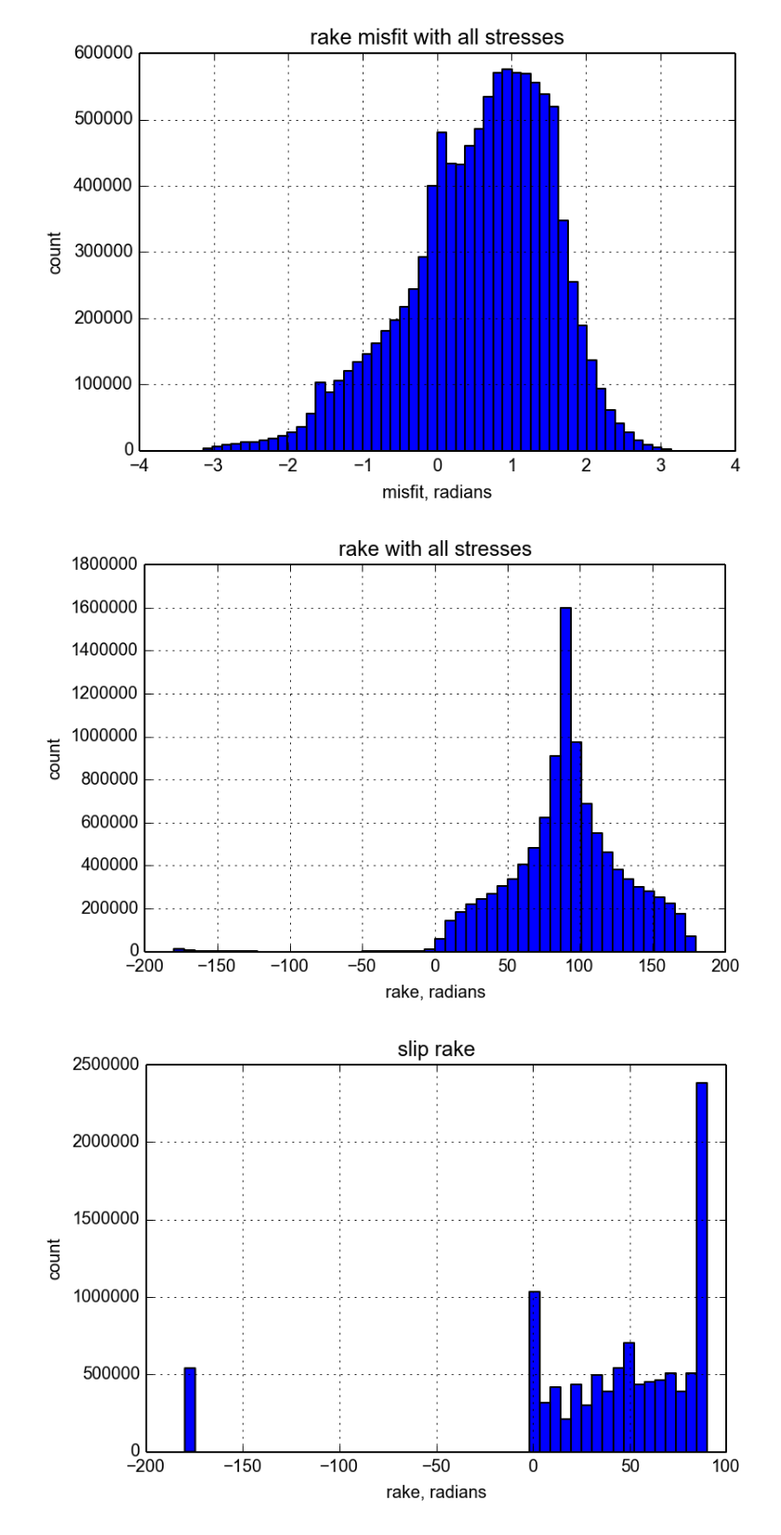
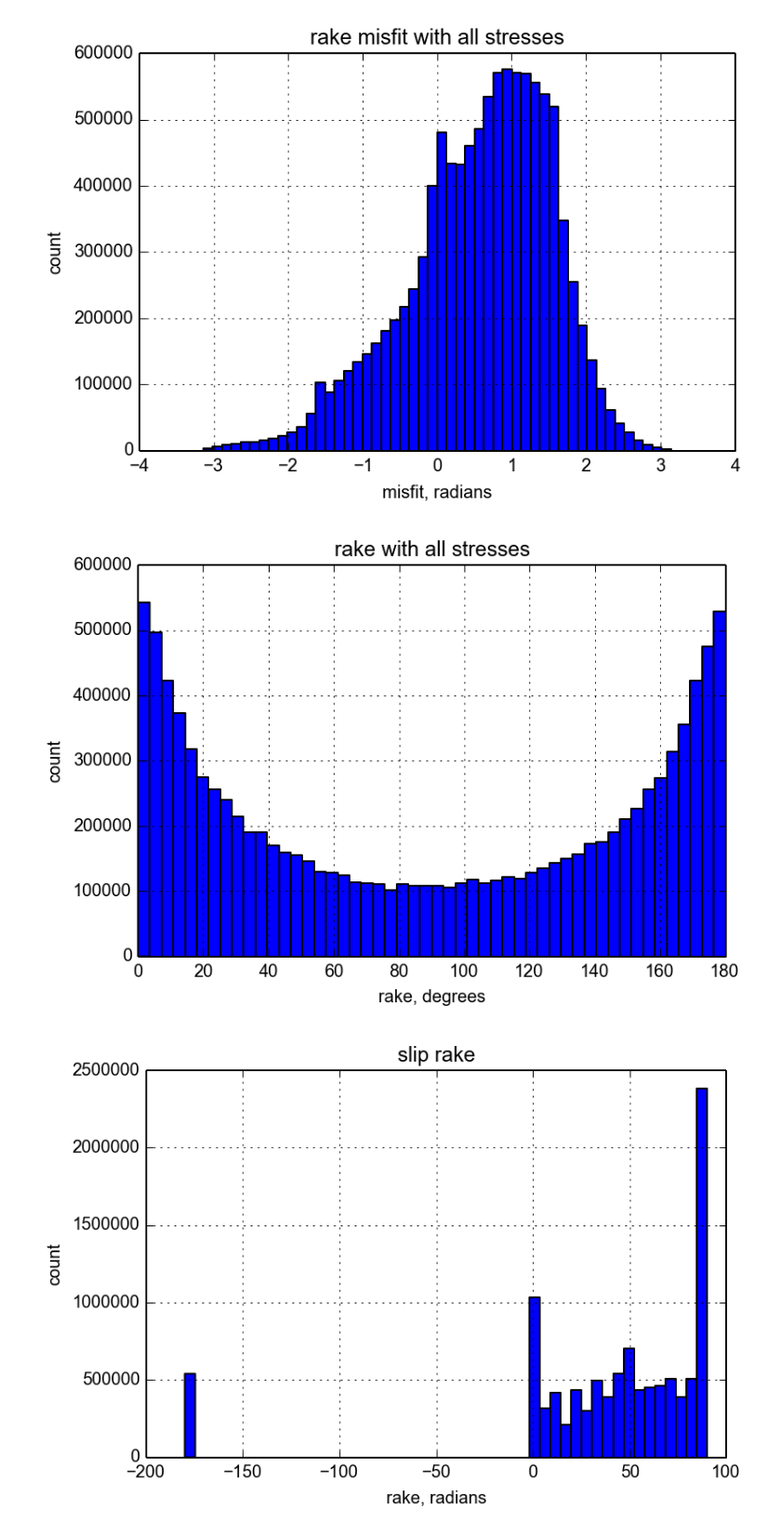
Before and after one commit to cossatot/wenchuan_topo_stress, a Jupyter notebook: tect_stress/notebooks/zhang_bayes_mc_rake_search.ipynb, the cells around one changed output. Shown at 93% size. Drawn from its saved outputs; the diff is of its cells as text; code cells hidden in the pictures.

```diff
--- a/tect_stress/notebooks/zhang_bayes_mc_rake_search.ipynb
+++ b/tect_stress/notebooks/zhang_bayes_mc_rake_search.ipynb
@@ -35,7 +32,7 @@ rho = 2700
 g = 9.81
 # %%
 s1s = np.random.uniform(1,2.5, n_trials)
-s3s = np.random.uniform(0, 1, n_trials) * s1s
+s3s = np.random.uniform(0, 0, n_trials) * s1s
 thetas = np.random.uniform(0, 2 * np.pi, n_trials)
 
 xxs = scv.xx_stress_from_s1_s3_theta(s1s, s3s, thetas)
@@ -115,16 +111,16 @@ search_df.depth *= 1000
 
 search_df[['mxx', 'myy', 'mxy', 'mzz', 'mxz', 'myz']] *= 1e6
 # %%
-#search_df.mxx = 0.
-#search_df.myy = 0.
-#search_df.mxy = 0.
-#search_df.mzz = 0.
-#search_df.mxz = 0.
-#search_df.myz = 0.
+search_df.mxx = 0.
+search_df.myy = 0.
+search_df.mxy = 0.
+search_df.mzz = 0.
+search_df.mxz = 0.
+search_df.myz = 0.
 
-search_df.txx = 0.
-search_df.tyy=0.
-search_df.txy=0.
+#search_df.txx = 0.
+#search_df.tyy=0.
+#search_df.txy=0.
 # %%
 search_df.head()
 # %% [output]
@@ -172,12 +168,12 @@ show()
 # %%
 search_df.tau_rake.hist(bins=50)
 title('rake with all stresses')
-xlabel('rake, radians')
+xlabel('rake, degrees')
 ylabel('count')
 
 show()
 # %% [output]
-[figure, old version]
+[figure, new version]
 # %%
 search_df.slip_rake.hist(bins=50)
 title('slip rake')
```
Also changed, not shown: parts of 15 cells of this notebook.
